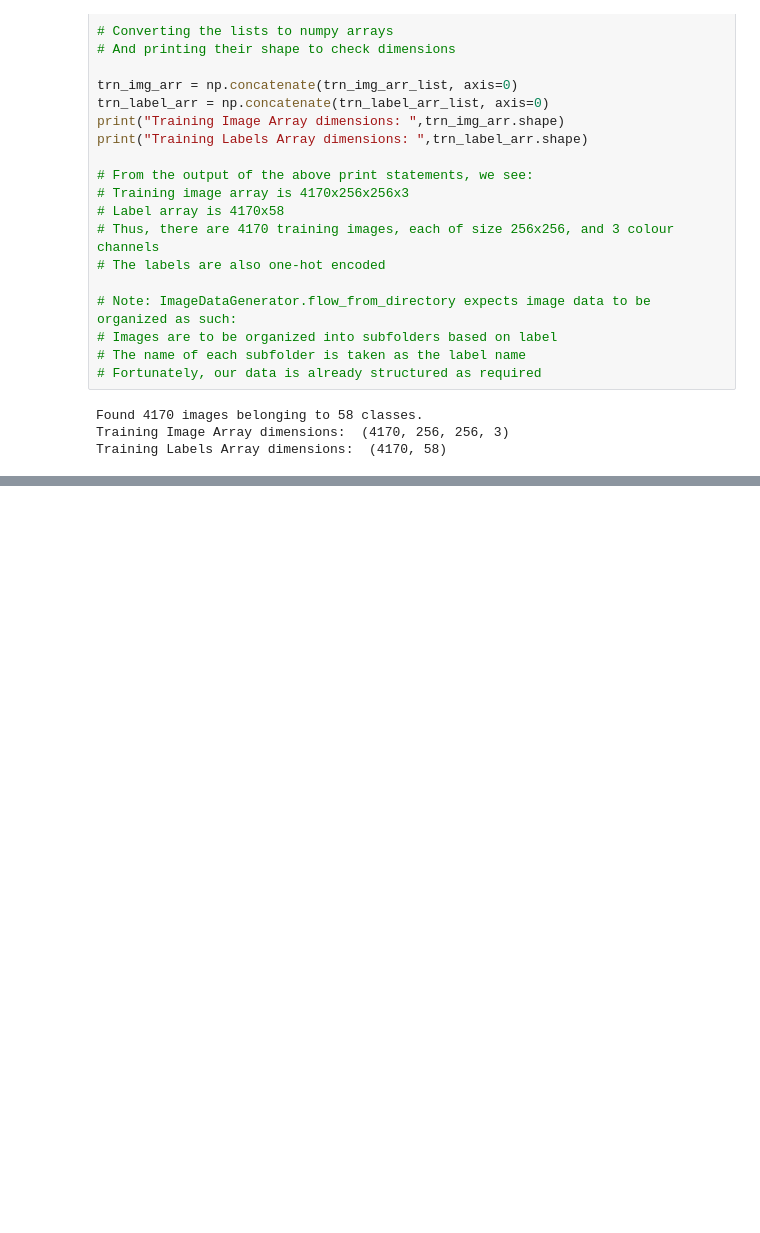
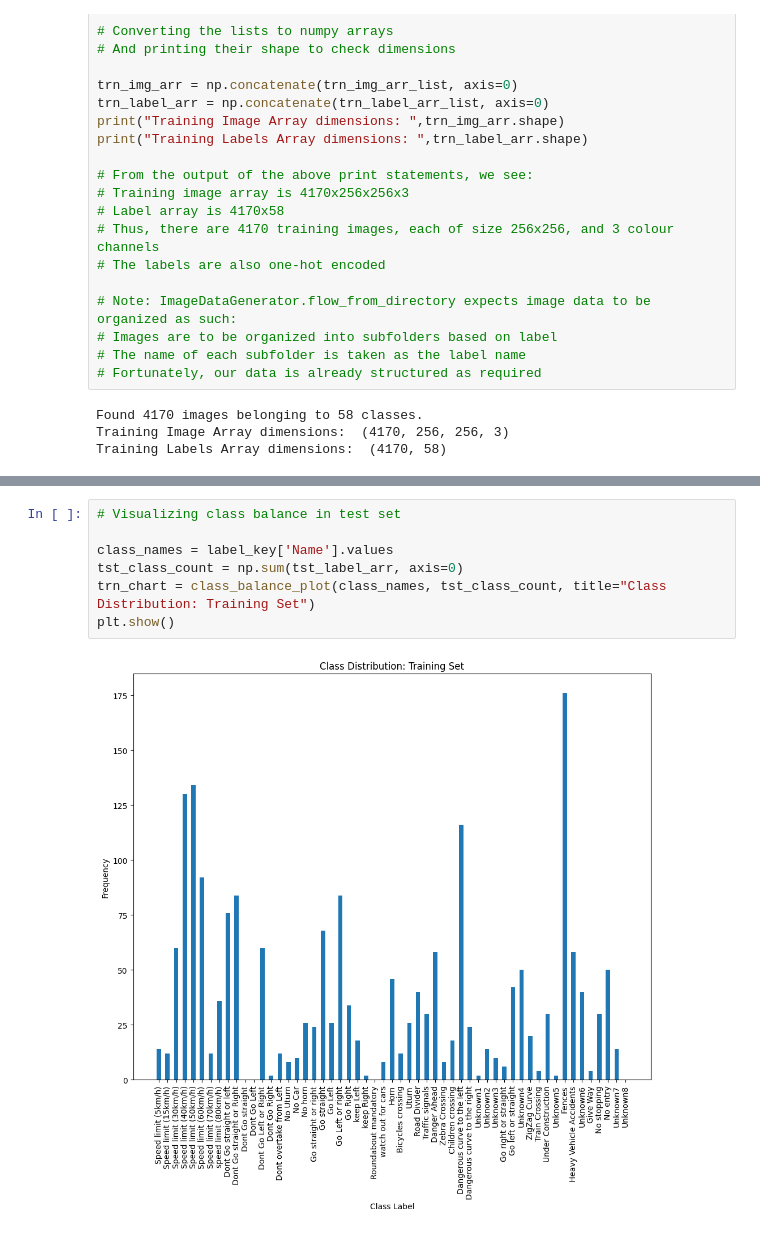
Before and after one commit to wangzhang489/TrafficSign, a Jupyter notebook: traffic-sign-detection.ipynb, the cells around one changed output, grey strips where cells are left out. Drawn from its saved outputs; the diff is of its cells as text; blank space fills up the shorter version.

```diff
--- a/traffic-sign-detection.ipynb
+++ b/traffic-sign-detection.ipynb
@@ -131,0 +162,9 @@ ValueError: need at least one array to concatenate
+# %%
+# Visualizing class balance in test set
+
+class_names = label_key['Name'].values
+tst_class_count = np.sum(tst_label_arr, axis=0)
+trn_chart = class_balance_plot(class_names, tst_class_count, title="Class Distribution: Training Set")
+plt.show()
+# %% [output]
+[figure, added]
```
Also changed, not shown: parts of 5 cells of this notebook, 1 other file.
